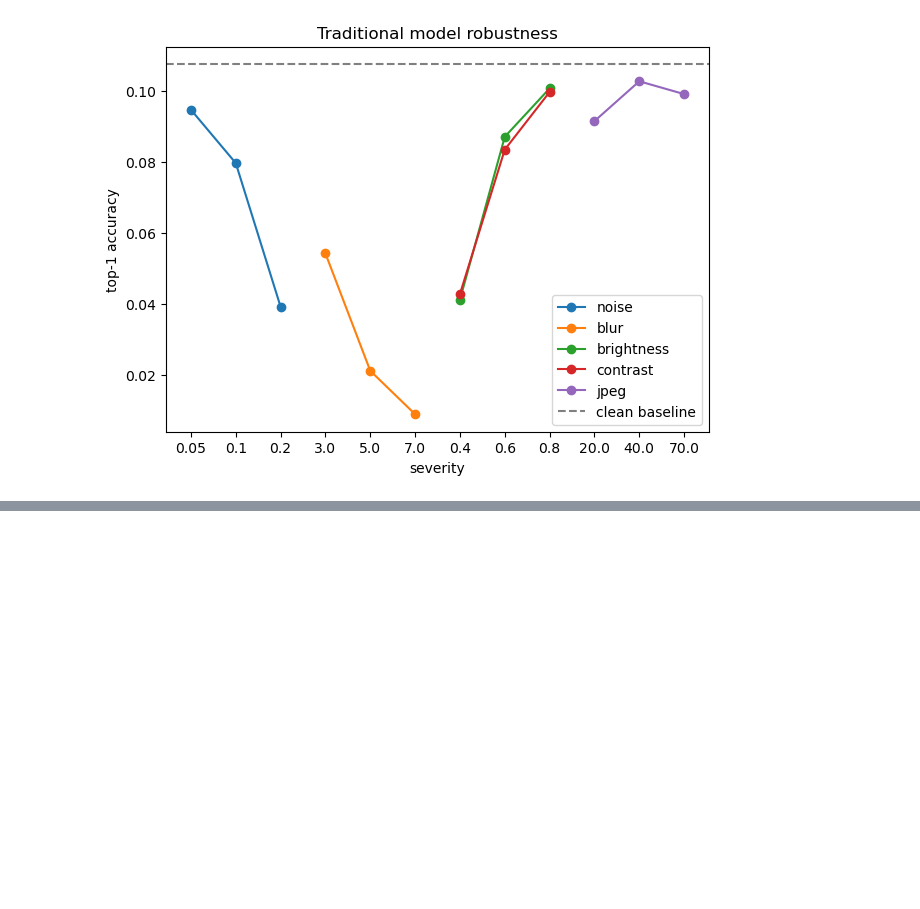
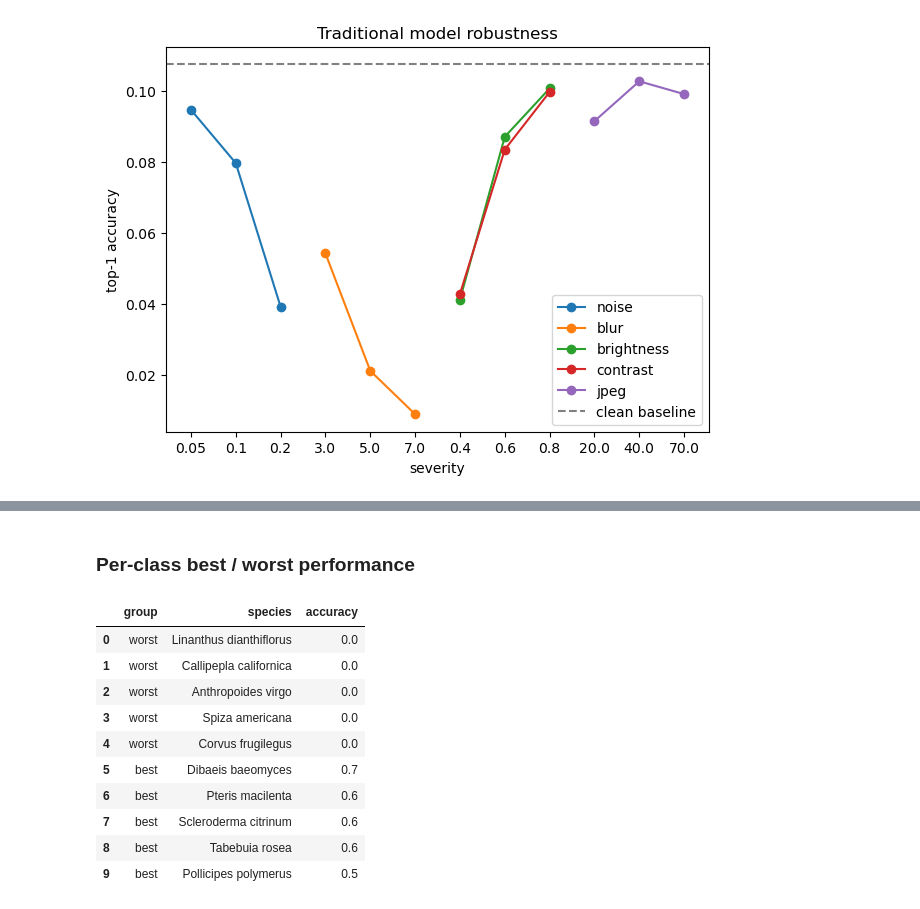
Before and after one commit to 2393159898-afk/COMP9517-project, a Jupyter notebook: notebooks/B_traditional_model.ipynb, the cells around one changed output, grey strips where cells are left out. Saved outputs shown, nothing was run; the diff lists cells and outputs as text; code cells hidden in the pictures; blank space fills up the shorter version.

```diff
--- a/notebooks/B_traditional_model.ipynb
+++ b/notebooks/B_traditional_model.ipynb
@@ -231,0 +259,29 @@ plt.show()
+# %% [markdown]
+### Per-class best / worst performance
+# %%
+per_class_acc = np.array(clean_metrics["per_class_accuracy"])
+sorted_idx = np.argsort(per_class_acc)
+
+worst_rows = [
+    {"group": "worst", "species": idx_to_name[idx], "accuracy": per_class_acc[idx]}
+    for idx in sorted_idx[:5]
+]
+best_rows = [
+    {"group": "best", "species": idx_to_name[idx], "accuracy": per_class_acc[idx]}
+    for idx in sorted_idx[-5:][::-1]
+]
+
+per_class_df = pd.DataFrame(worst_rows + best_rows)
+display(per_class_df)
+# %% [output]
+|  | group | species | accuracy |
+| 0 | worst | Linanthus dianthiflorus | 0.0 |
+| 1 | worst | Callipepla californica | 0.0 |
+| 2 | worst | Anthropoides virgo | 0.0 |
+| 3 | worst | Spiza americana | 0.0 |
+| 4 | worst | Corvus frugilegus | 0.0 |
+| 5 | best | Dibaeis baeomyces | 0.7 |
+| 6 | best | Pteris macilenta | 0.6 |
+| 7 | best | Scleroderma citrinum | 0.6 |
+| 8 | best | Tabebuia rosea | 0.6 |
+| 9 | best | Pollicipes polymerus | 0.5 |
```
Also changed, not shown: parts of 12 cells of this notebook, 5 other files.
